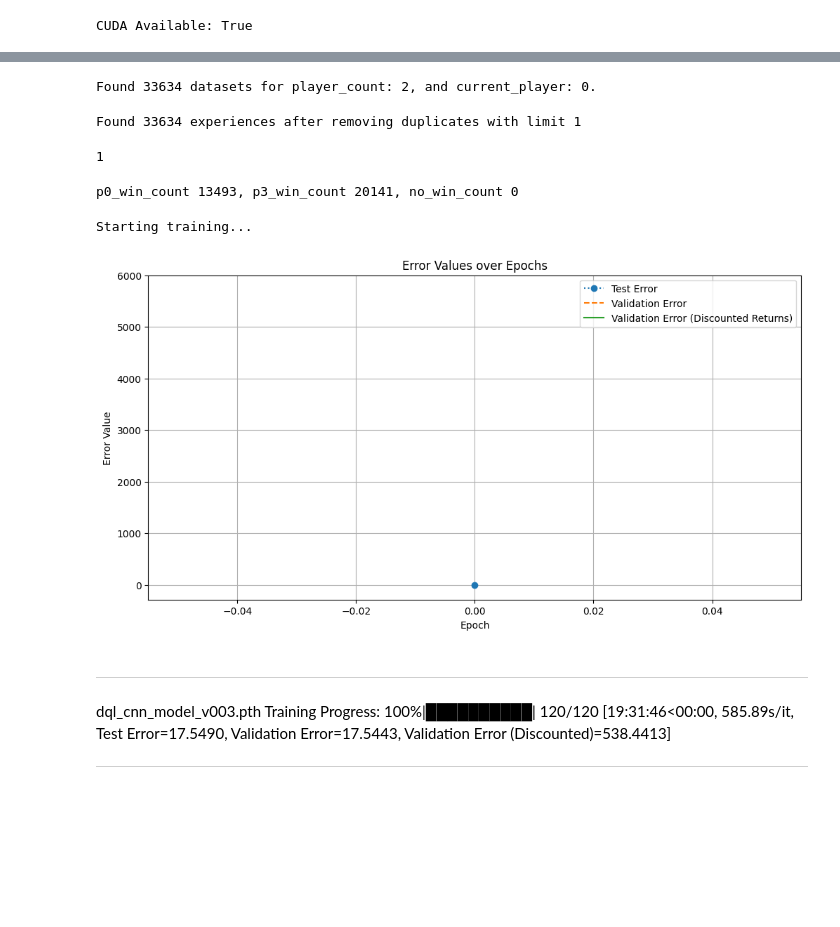
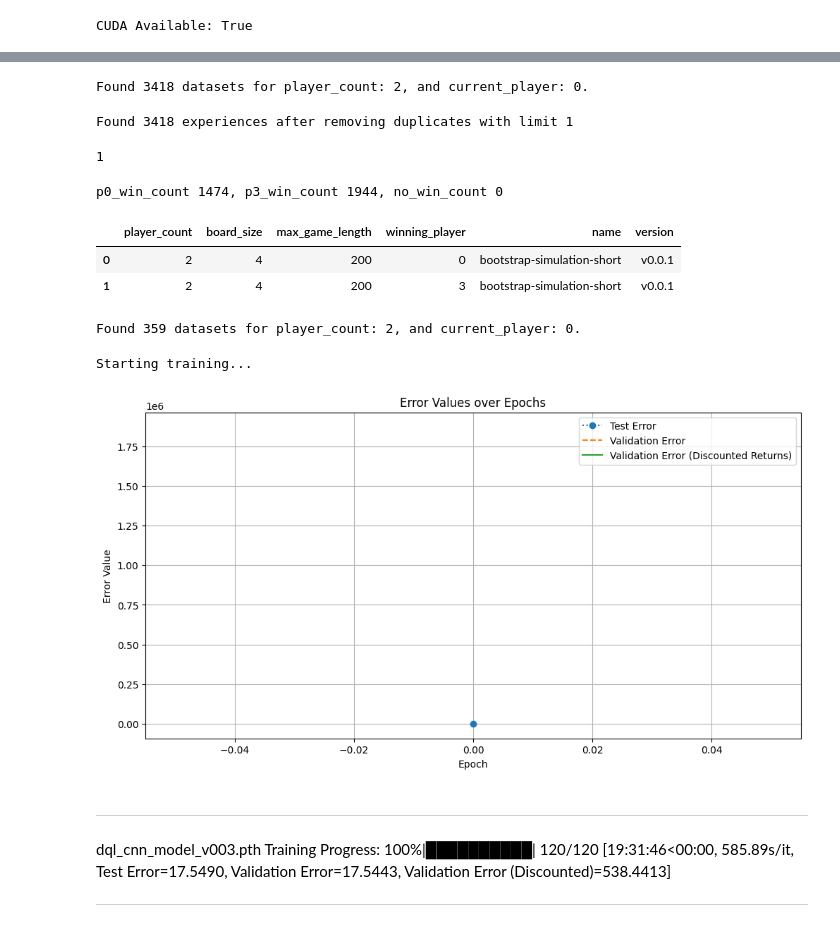
Before and after one commit to dakotacolorado/ChineseCheckersBot, a Jupyter notebook: notebooks/model/cnn/cnn_examples.ipynb, the cells around one changed output, grey strips where cells are left out. Cells and saved outputs as stored; diff of their text form; code cells hidden in the pictures; blank space fills up the shorter version.

Commit message:
update reward to use simulation data.

```diff
--- a/notebooks/model/cnn/cnn_examples.ipynb
+++ b/notebooks/model/cnn/cnn_examples.ipynb
@@ -96,11 +86,11 @@ for metadata in progress_bar:
         and metadata.generator_name == generator_name
         and metadata.board_size == str(board_size)
     ):
-        experiences.extend(catalog.load_random_batch(metadata,10))
+        experiences.extend(catalog.load_random_batch(metadata,1))
 
 print(f"Found {len(experiences)} datasets for player_count: {player_count}, and current_player: {current_player}.")
 # %% [output]
-Found 33634 datasets for player_count: 2, and current_player: 0.
+Found 3418 datasets for player_count: 2, and current_player: 0.
 # %%
 from collections import defaultdict
 
@@ -122,7 +112,7 @@ max_count = 1
 filtered_experiences = limit_duplicates(experiences, max_count)
 print(f"Found {len(filtered_experiences)} experiences after removing duplicates with limit {max_count}")
 # %% [output]
-Found 33634 experiences after removing duplicates with limit 1
+Found 3418 experiences after removing duplicates with limit 1
 # %%
 len(limit_duplicates([experiences[0], experiences[0]], 1))
 # %% [output]
@@ -134,17 +124,41 @@ no_win_count = len([e for e in experiences if not e.metadata.winning_player in [
 
 print(f"p0_win_count {p0_win_count}, p3_win_count {p3_win_count}, no_win_count {no_win_count}")
 # %% [output]
-p0_win_count 13493, p3_win_count 20141, no_win_count 0
+p0_win_count 1474, p3_win_count 1944, no_win_count 0
 # %%
-# [e for e in experiences if e.metadata.winning_player =="3"][0].data
+sim_catalog = S3SimulationCatalog()
+sim_metadata: List[GameSimulation] = [
+    m
+    for m in sim_catalog.list_datasets()
+    if m.winning_player in ["0", "3"]
+        and m.name == "bootstrap-simulation-short"
+]
+pd.DataFrame([asdict(m) for m in sim_metadata])
+# %% [output]
+|  | player_count | board_size | max_game_length | winning_player | name | version |
+| 0 | 2 | 4 | 200 | 0 | bootstrap-simulation-short | v0.0.1 |
+| 1 | 2 | 4 | 200 | 3 | bootstrap-simulation-short | v0.0.1 |
+# %%
+simulations: List[GameSimulation] = []
+progress_bar = tqdm(sim_metadata, desc="Loading datasets")
+
+for metadata in progress_bar:
+    # Dynamically set postfix with metadata name and generator name
+    progress_bar.set_postfix(name=metadata.name, total=len(simulations))
+    simulations.extend(sim_catalog.load_dataset(metadata))
+
+print(f"Found {len(simulations)} datasets for player_count: {player_count}, and current_player: {current_player}.")
+# %% [output]
+Found 359 datasets for player_count: 2, and current_player: 0.
 # %%
 state_encoder = CnnEncoderState(board_size)
 move_encoder = CnnEncoderMove(board_size)
+cnn_encoder = CnnEncoderExperience("v005")
 model_version = "v005"
 # Define model parameters
 gamma = 0.99
 lr = 0.0001
-batch_size = 2**9
+batch_size = 2**7
 model_save_path = f"dql_cnn_model_{model_version}.pth"
 # %%
 import random
@@ -159,6 +173,7 @@ train_experiences, test_experiences = train_test_split(experience_datas, test_si
 agent = DqlCnnAgent(
     state_encoder=state_encoder,
     move_encoder=move_encoder,
+    experience_encoder = cnn_encoder,
     gamma=gamma,
     lr=lr,
     batch_size=batch_size
@@ -180,35 +195,39 @@ with tqdm(range(num_epochs), desc="Training Progress") as epoch_bar:
             batch_experiences = train_experiences[i:i + batch_size]
             for experience in batch_experiences:
                 agent.store_experience(experience)  # Store each experience in the batch
             agent.train()  # Train on the batch
 
         # Validation phase
-        results = agent.validate(test_set=test_experiences, validation_set=train_experiences)
+        results = agent.validate(
+            test_set=test_experiences,
+            validation_set=train_experiences,
+            validation_simulations=simulations
+        )
 
         # Append validation results to error_values list
         error_values.append({
             "epoch": epoch,
             "test_error": results['test_error'],
             "validation_error": results['validation_error'],
             "validation_error_discounted_returns": results['validation_error_discounted_returns']
         })
 
         # Update progress bar with current errors
         epoch_bar.set_postfix({
             "Test Error": f"{results['test_error']:.4f}",
             "Validation Error": f"{results['validation_error']:.4f}",
             "Validation Error (Discounted)": f"{results['validation_error_discounted_returns']:.4f}"
         })
 
         # Save the model at each epoch
         agent.save(model_save_path)
         print_err(error_values)
 
 # Save the trained model with all components
 print(f"Model and components saved to {model_save_path}")
 # %% [output]
 Starting training...
-[figure, old version]
+[figure, new version]
 # %% [markdown]
 ---
 
```
Also changed, not shown: parts of 3 cells of this notebook, 2 other files.
